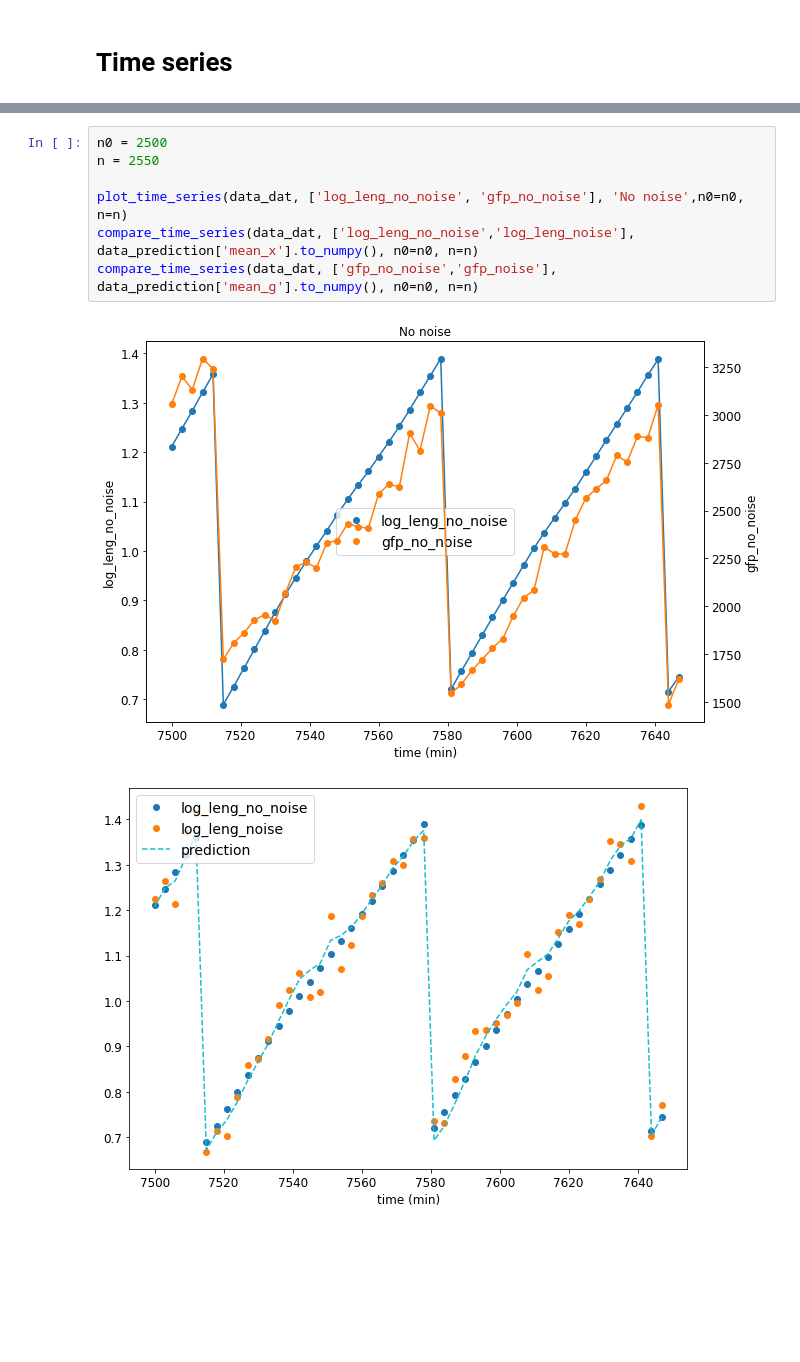
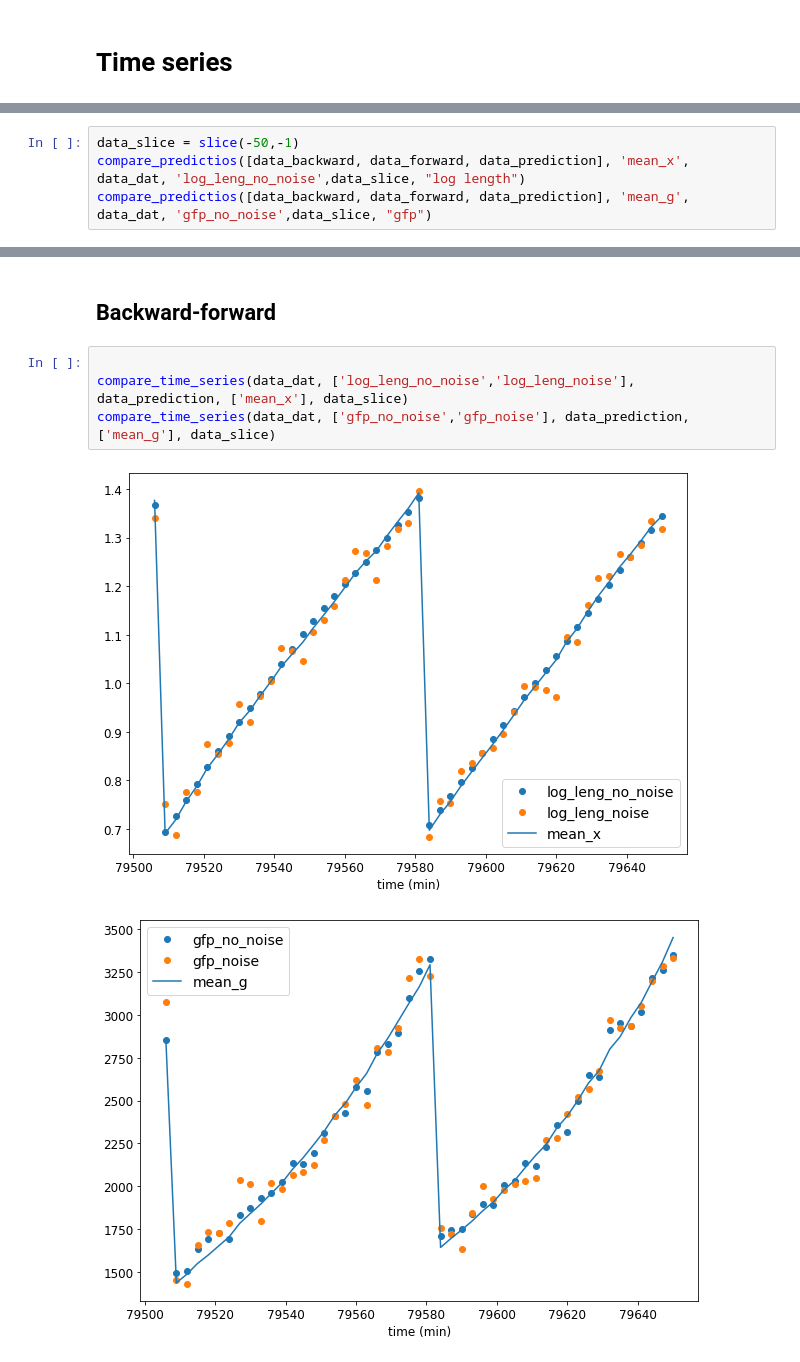
Before and after one commit to bjks/gfp_gaussian_process, a Jupyter notebook: notebooks/gfp_gaussian_prior.ipynb, the cells around one changed output, grey strips where cells are left out. Drawn from its saved outputs; the diff is of its cells as text; blank space fills up the shorter version.

Commit message:
backward-forward prediction seems to work, updated readme and argument parser, complete prediction output

```diff
--- a/notebooks/gfp_gaussian_prior.ipynb
+++ b/notebooks/gfp_gaussian_prior.ipynb
@@ -288 +317,5 @@ def compare_time_series(data, cols, data2, title=None, n0=0, n=100):
     plt.show()
+# %%
+data_slice = slice(-50,-1)
+compare_predictios([data_backward, data_forward, data_prediction], 'mean_x', data_dat, 'log_leng_no_noise',data_slice, "log length")
+compare_predictios([data_backward, data_forward, data_prediction], 'mean_g', data_dat, 'gfp_no_noise',data_slice, "gfp")
@@ -289,10 +325,9 @@ def compare_time_series(data, cols, data2, title=None, n0=0, n=100):
+# %% [markdown]
+## Backward-forward
 # %%
-n0 = 2500
-n = 2550
 
-plot_time_series(data_dat, ['log_leng_no_noise', 'gfp_no_noise'], 'No noise',n0=n0, n=n)
-compare_time_series(data_dat, ['log_leng_no_noise','log_leng_noise'], data_prediction['mean_x'].to_numpy(), n0=n0, n=n)
-compare_time_series(data_dat, ['gfp_no_noise','gfp_noise'], data_prediction['mean_g'].to_numpy(), n0=n0, n=n)
+compare_time_series(data_dat, ['log_leng_no_noise','log_leng_noise'], data_prediction, ['mean_x'], data_slice)
+compare_time_series(data_dat, ['gfp_no_noise','gfp_noise'], data_prediction, ['mean_g'], data_slice)
 # %% [output]
-[figure, old version]
+[figure, new version]
-[figure, old version]
+[figure, new version]
```
Also changed, not shown: parts of 24 cells of this notebook, 19 other files.
